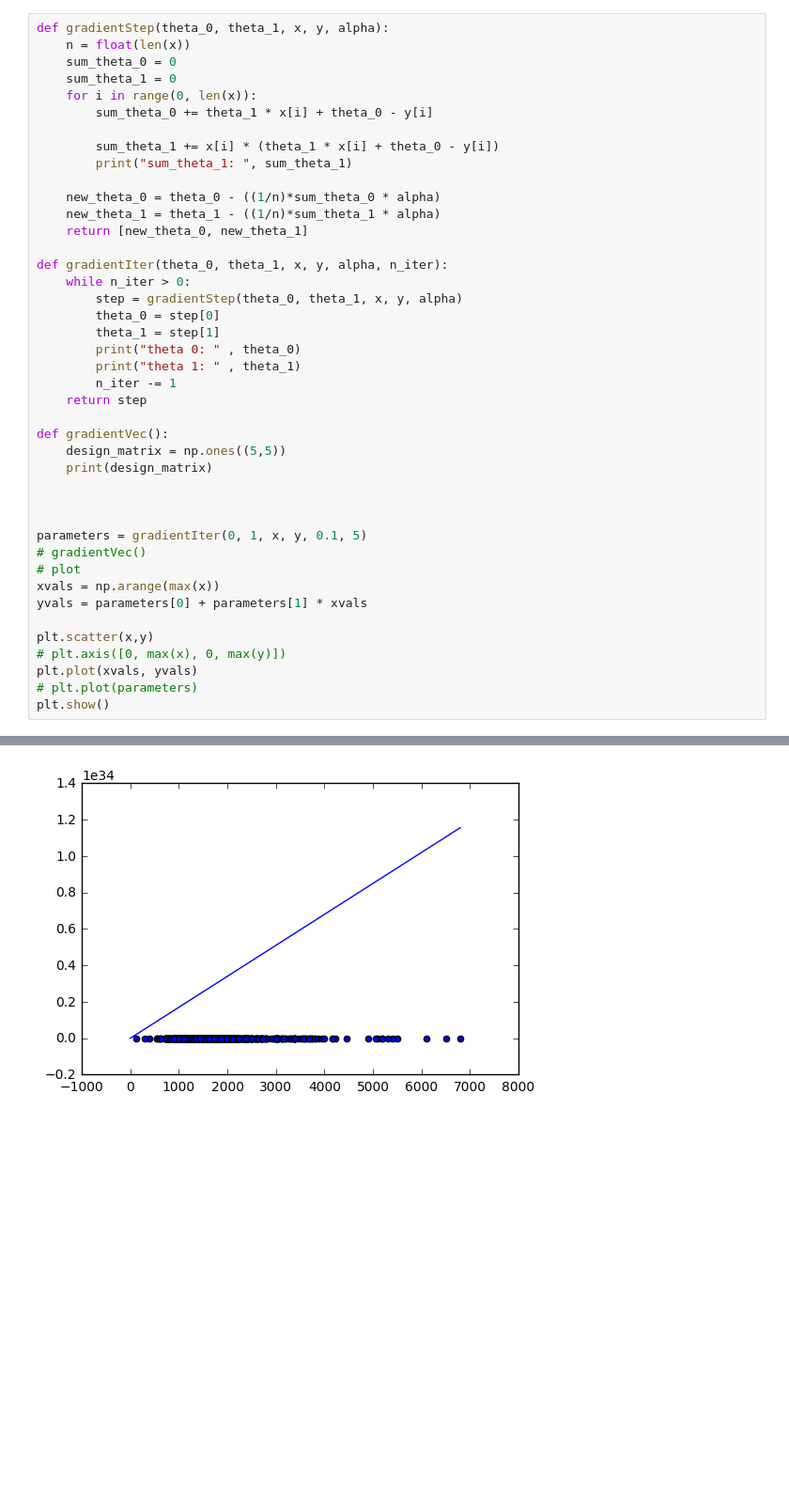
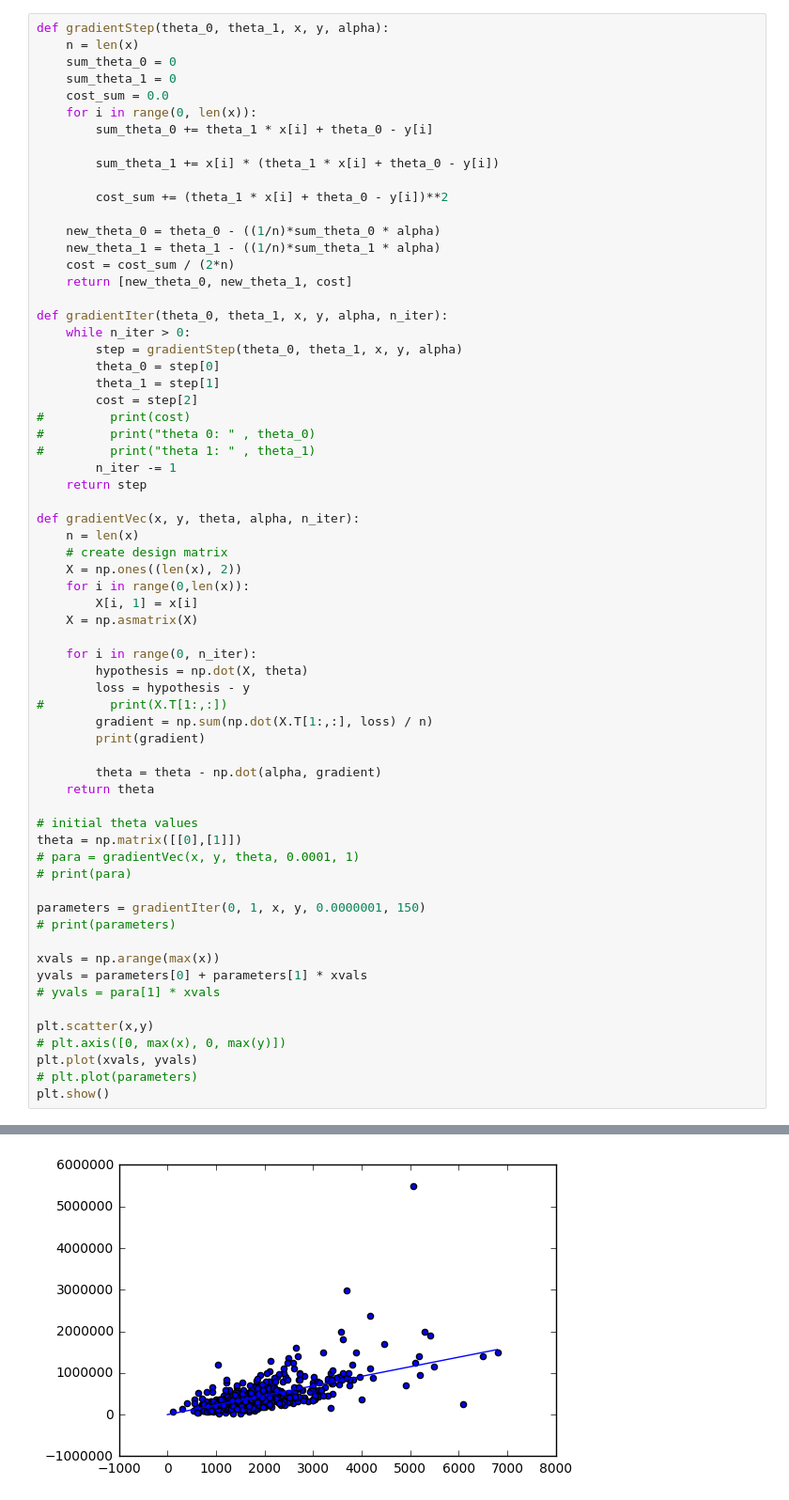
Before and after one commit to phielp/Leren-2016, a Jupyter notebook: Assignment1.ipynb, the cells around one changed output, grey strips where cells are left out. Shown at 94% size. Cells and saved outputs as stored; diff of their text form; blank space fills up the shorter version.

```diff
--- a/Assignment1.ipynb
+++ b/Assignment1.ipynb
@@ -32,40 +35,63 @@ plotData(x,y)
 [figure]
 # %%
 def gradientStep(theta_0, theta_1, x, y, alpha):
-    n = float(len(x))
+    n = len(x)
     sum_theta_0 = 0
     sum_theta_1 = 0
+    cost_sum = 0.0
     for i in range(0, len(x)):
         sum_theta_0 += theta_1 * x[i] + theta_0 - y[i]
 
         sum_theta_1 += x[i] * (theta_1 * x[i] + theta_0 - y[i])
-        print("sum_theta_1: ", sum_theta_1)
+
+        cost_sum += (theta_1 * x[i] + theta_0 - y[i])**2
 
     new_theta_0 = theta_0 - ((1/n)*sum_theta_0 * alpha)
     new_theta_1 = theta_1 - ((1/n)*sum_theta_1 * alpha)
-    return [new_theta_0, new_theta_1]
+    cost = cost_sum / (2*n)
+    return [new_theta_0, new_theta_1, cost]
 
 def gradientIter(theta_0, theta_1, x, y, alpha, n_iter):
     while n_iter > 0:
         step = gradientStep(theta_0, theta_1, x, y, alpha)
         theta_0 = step[0]
         theta_1 = step[1]
-        print("theta 0: " , theta_0)
-        print("theta 1: " , theta_1)
+        cost = step[2]
+#         print(cost)
+#         print("theta 0: " , theta_0)
+#         print("theta 1: " , theta_1)
         n_iter -= 1
     return step
 
-def gradientVec():
-    design_matrix = np.ones((5,5))
-    print(design_matrix)
+def gradientVec(x, y, theta, alpha, n_iter):
+    n = len(x)
+    # create design matrix
+    X = np.ones((len(x), 2))
+    for i in range(0,len(x)):
+        X[i, 1] = x[i]
+    X = np.asmatrix(X)
 
+    for i in range(0, n_iter):
+        hypothesis = np.dot(X, theta)
+        loss = hypothesis - y
+#         print(X.T[1:,:])
+        gradient = np.sum(np.dot(X.T[1:,:], loss) / n)
+        print(gradient)
 
+        theta = theta - np.dot(alpha, gradient)
+    return theta
 
-parameters = gradientIter(0, 1, x, y, 0.1, 5)
-# gradientVec()
-# plot
+# initial theta values
+theta = np.matrix([[0],[1]])
+# para = gradientVec(x, y, theta, 0.0001, 1)
+# print(para)
+
+parameters = gradientIter(0, 1, x, y, 0.0000001, 150)
+# print(parameters)
+
 xvals = np.arange(max(x))
 yvals = parameters[0] + parameters[1] * xvals
+# yvals = para[1] * xvals
 
 plt.scatter(x,y)
 # plt.axis([0, max(x), 0, max(y)])
@@ -93 +102 @@ theta 1:  1.70049052605e+30
-[figure, old version]
+[figure, new version]
```
Also changed, not shown: parts of 2 cells of this notebook.
